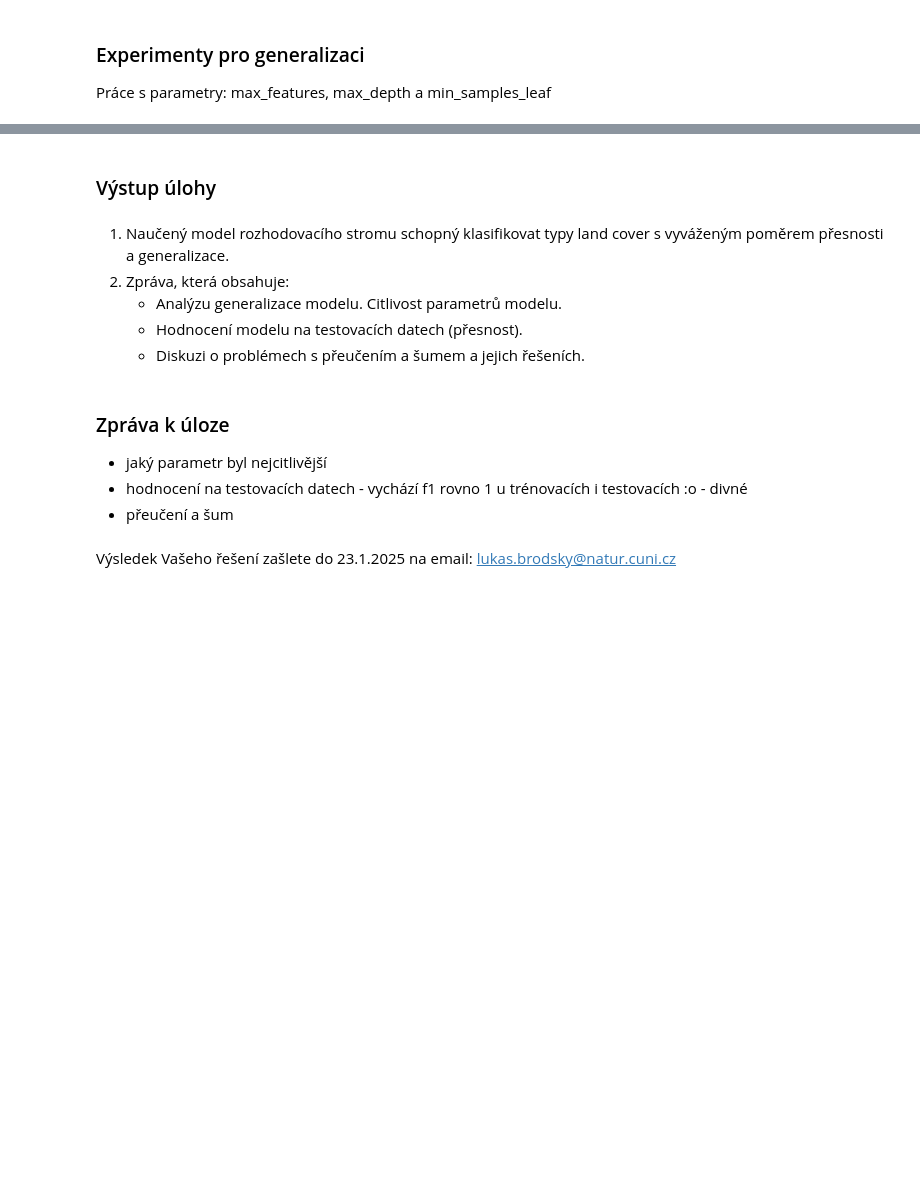
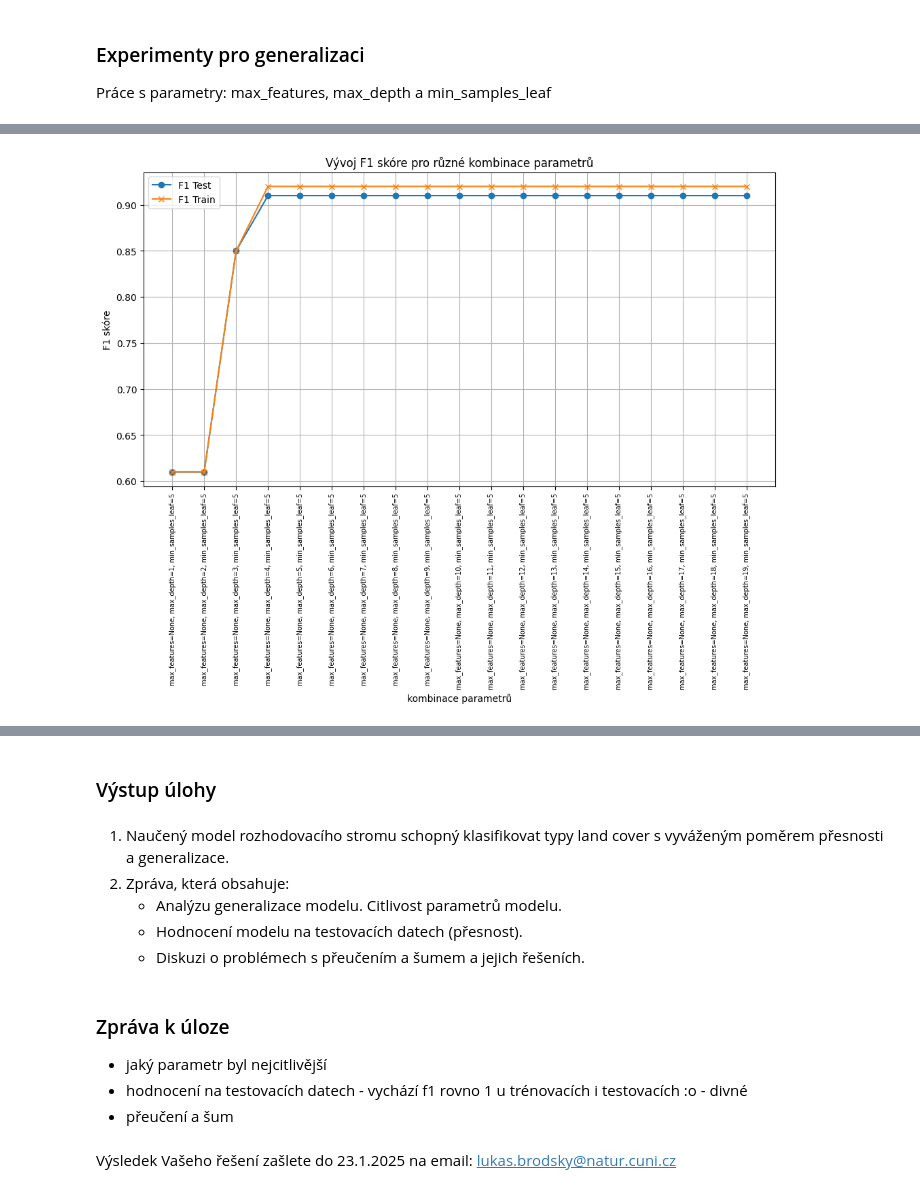
Before and after one commit to aktaz-fesoj/klasifikace_decision_tree, a Jupyter notebook: Semestralni_uloha_generalizace_DT_modelu_zatka.ipynb, the cells around one changed output, grey strips where cells are left out. Cells and saved outputs as stored; diff of their text form; code cells hidden in the pictures; blank space fills up the shorter version.

```diff
--- a/Semestralni_uloha_generalizace_DT_modelu_zatka.ipynb
+++ b/Semestralni_uloha_generalizace_DT_modelu_zatka.ipynb
@@ -256,0 +158,95 @@ plt.show()
+# %%
+from sklearn.metrics import f1_score
+
+#výchozí fixní hodnoty parametrů, v násldujících for cyklech budeme vždy měnit jeden z nich a sledovat jeho vliv na přesnost modelu
+fixed_max_depth = 10
+fixed_min_samples_leaf = 5
+fixed_max_features = None
+
+#tvorba seznamů hodnot pparametrů přes které budeme iterovat
+max_depth_values = range(1,20)
+min_samples_leaf_values = range(1,20)
+max_features_values = range(1,20)
+
+#seznamy pro ukládání výsledků
+f1_train_list = []
+f1_test_list = []
+parameter_combinations = []
+
+#změny max_depth
+for max_depth in max_depth_values:
+    clf = tree.DecisionTreeClassifier(
+        max_features=fixed_max_features,
+        max_depth=max_depth,
+        min_samples_leaf=fixed_min_samples_leaf,
+        random_state=16
+    )
+    clf.fit(x_train, y_train)
+    y_train_pred = clf.predict(x_train)
+    y_test_pred = clf.predict(x_test)
+    f1_train = f1_score(y_train, y_train_pred, average='weighted')
+    f1_test = f1_score(y_test, y_test_pred, average='weighted')
+
+    f1_train_list.append(round(f1_train, 2))
+    f1_test_list.append(round(f1_test, 2))
+    parameter_combinations.append(f"max_features={fixed_max_features}, max_depth={max_depth}, min_samples_leaf={fixed_min_samples_leaf}")
+
+    print(f"max_features: {fixed_max_features}, max_depth: {max_depth}, min_samples_leaf: {fixed_min_samples_leaf}")
+    print(f"F1_train: {f1_train:.3f}, F1_test: {f1_test:.3f}")
+
+vizualizuj_do_grafu(f1_train_list, f1_test_list, parameter_combinations)
+
+f1_train_list = []
+f1_test_list = []
+parameter_combinations = []
+
+#změny  min_samples_leaf
+for min_samples_leaf in min_samples_leaf_values:
+    clf = tree.DecisionTreeClassifier(
+        max_features=fixed_max_features,
+        max_depth=fixed_max_depth,
+        min_samples_leaf=min_samples_leaf,
+        random_state=16
+    )
+    clf.fit(x_train, y_train)
+    y_train_pred = clf.predict(x_train)
+    y_test_pred = clf.predict(x_test)
+    f1_train = f1_score(y_train, y_train_pred, average='weighted')
+    f1_test = f1_score(y_test, y_test_pred, average='weighted')
+
+    f1_train_list.append(round(f1_train, 2))
+    f1_test_list.append(round(f1_test, 2))
+    parameter_combinations.append(f"max_features={fixed_max_features}, max_depth={fixed_max_depth}, min_samples_leaf={min_samples_leaf}")
+
+    print(f"max_features: {fixed_max_features}, max_depth: {fixed_max_depth}, min_samples_leaf: {min_samples_leaf}")
+    print(f"F1_train: {f1_train:.3f}, F1_test: {f1_test:.3f}")
+
+vizualizuj_do_grafu(f1_train_list, f1_test_list, parameter_combinations)
+
+f1_train_list = []
+f1_test_list = []
+parameter_combinations = []
+
+#změny max_features
+for max_features in max_features_values:
+    clf = tree.DecisionTreeClassifier(
+        max_features=max_features,
+        max_depth=fixed_max_depth,
+        min_samples_leaf=fixed_min_samples_leaf,
+        random_state=16
+    )
+    clf.fit(x_train, y_train)
+    y_train_pred = clf.predict(x_train)
+    y_test_pred = clf.predict(x_test)
+    f1_train = f1_score(y_train, y_train_pred, average='weighted')
+    f1_test = f1_score(y_test, y_test_pred, average='weighted')
+
+    f1_train_list.append(round(f1_train, 2))
+    f1_test_list.append(round(f1_test, 2))
+    parameter_combinations.append(f"max_features={max_features}, max_depth={fixed_max_depth}, min_samples_leaf={fixed_min_samples_leaf}")
+
+    print(f"max_features: {max_features}, max_depth: {fixed_max_depth}, min_samples_leaf: {fixed_min_samples_leaf}")
+    print(f"F1_train: {f1_train:.3f}, F1_test: {f1_test:.3f}")
+
+vizualizuj_do_grafu(f1_train_list, f1_test_list, parameter_combinations)
+# %% [output]
@@ -256,0 +270 @@ plt.show()
+[figure, added]
```
Also changed, not shown: parts of 4 cells of this notebook.
